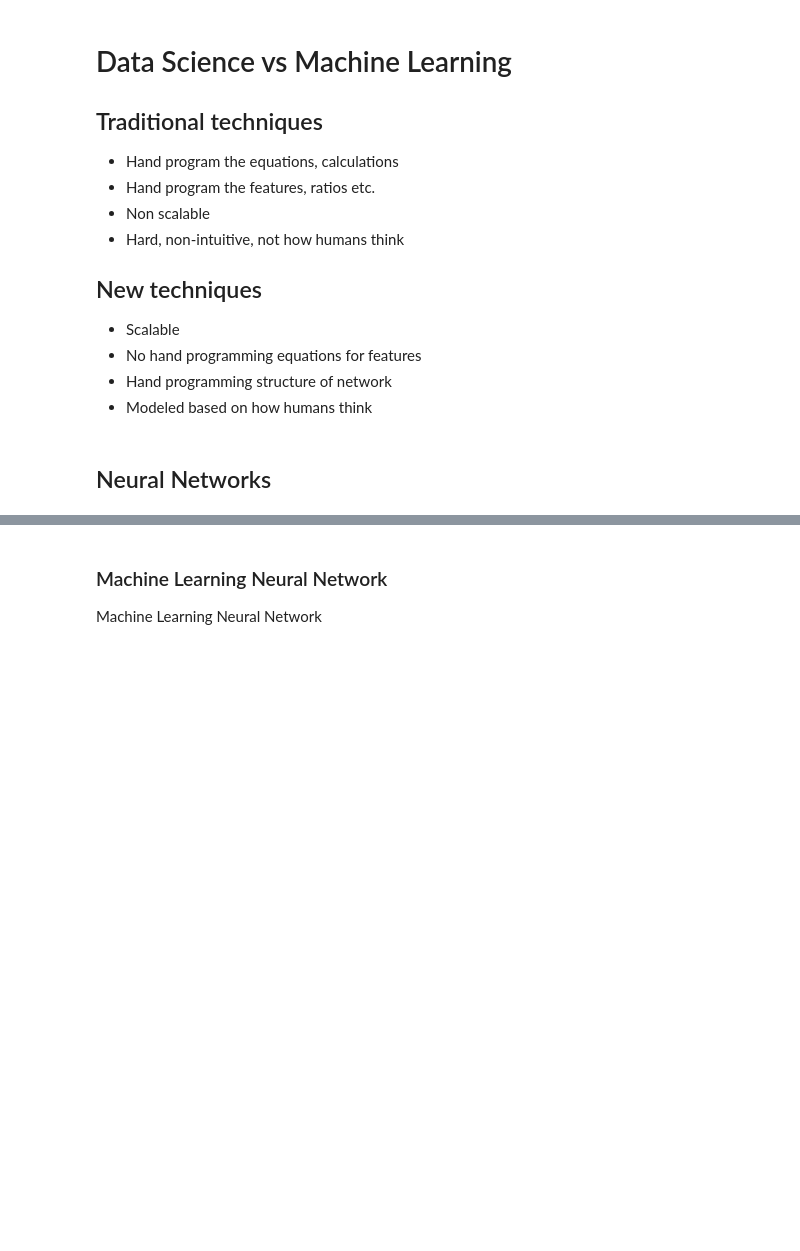
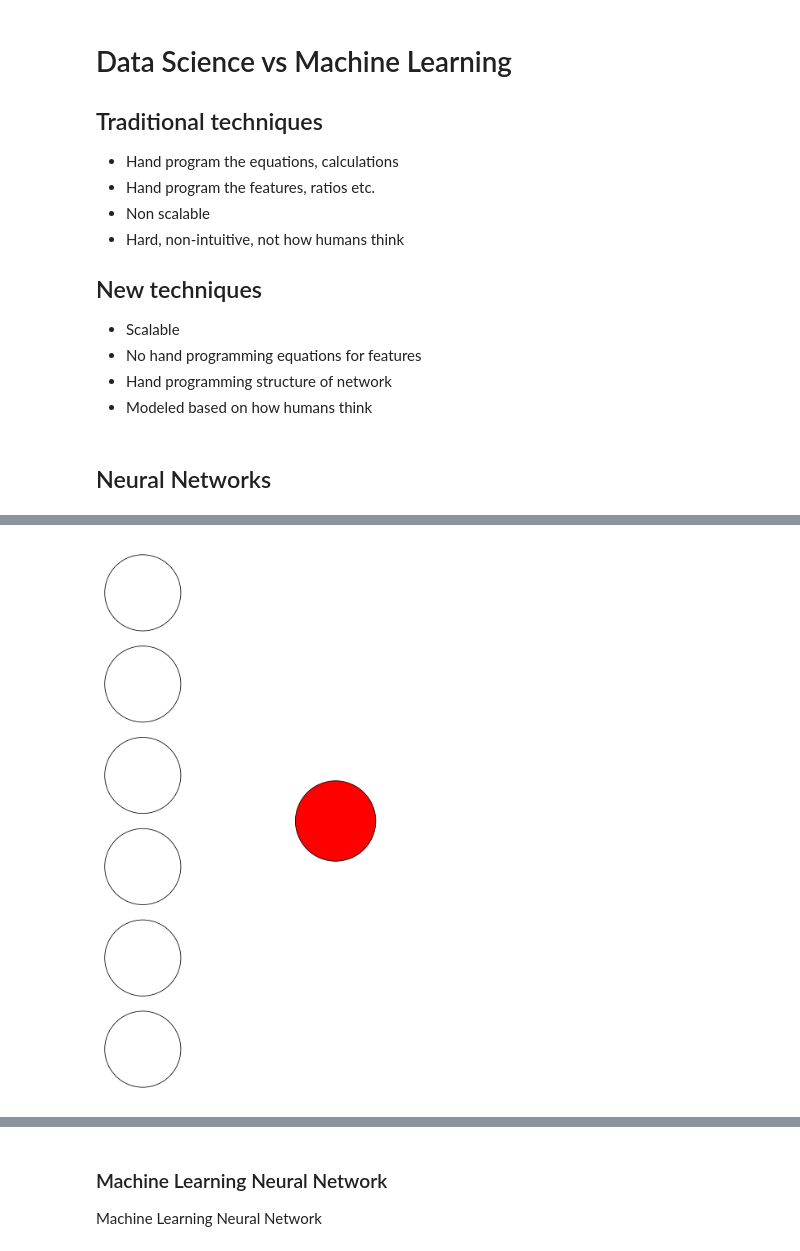
Before and after one commit to ramseydsilva/ml-presentation, a Jupyter notebook: How to Spot a Bear.ipynb, the cells around one changed output, grey strips where cells are left out. Cells and saved outputs as stored; diff of their text form; code cells hidden in the pictures; blank space fills up the shorter version.

```diff
--- a/How to Spot a Bear.ipynb
+++ b/How to Spot a Bear.ipynb
@@ -237,0 +277,23 @@ HTML(anim.to_html5_video())
+# %%
+plt.close()
+
+fig, ax = plt.subplots(6, 3, figsize=(6, 12),
+                       subplot_kw=dict(projection='polar'))
+
+x, y = 0, 0
+for i in range(6):
+    ax1, ax2 = ax[i, :2]
+    ax1.plot(x, y)
+    ax1.get_xaxis().set_ticks([])
+    ax1.get_yaxis().set_ticks([])
+    ax2.axis('off')
+
+ax = plt.subplot2grid((6, 3), (0, 2), rowspan=6, projection='polar')
+ax.plot(x, y)
+ax.set_facecolor('red')
+ax.get_xaxis().set_ticks([])
+ax.get_yaxis().set_ticks([])
+
+plt.show()
+# %% [output]
+[figure, added]
```
Also changed, not shown: parts of 15 cells of this notebook, 2 other files.
